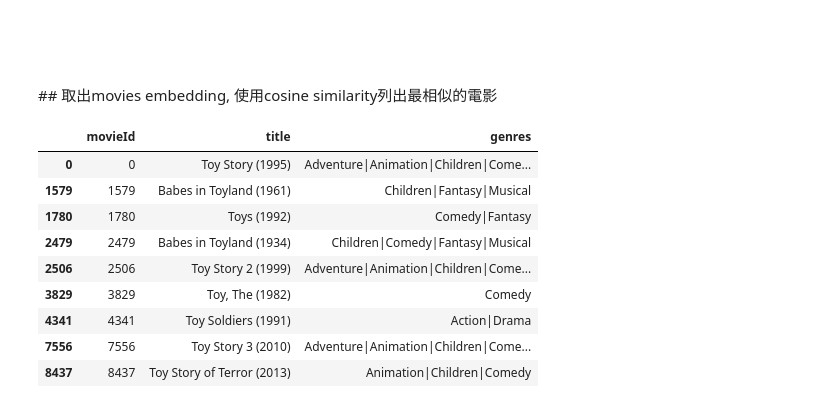
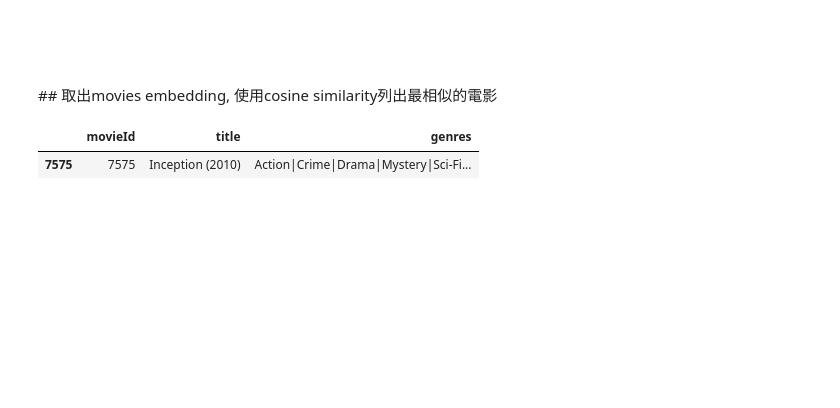
Before and after one commit to GaryChenCloudMile/recommendation_course, a Jupyter notebook: reco_model_mf_with_history.ipynb, the cells around one changed output. Drawn from its saved outputs; the diff is of its cells as text; code cells hidden in the pictures; blank space fills up the shorter version.

```diff
--- a/reco_model_mf_with_history.ipynb
+++ b/reco_model_mf_with_history.ipynb
@@ -727,18 +718,10 @@ Wall time: 15.3 s
 <br/>
 ## 取出movies embedding, 使用cosine similarity列出最相似的電影
 # %%
-movies[movies.title.str.contains("Toy")]
+movies[movies.title.str.contains("Inception")]
 # %% [output]
 |  | movieId | title | genres |
-| 0 | 0 | Toy Story (1995) | Adventure|Animation|Children|Come... |
-| 1579 | 1579 | Babes in Toyland (1961) | Children|Fantasy|Musical |
-| 1780 | 1780 | Toys (1992) | Comedy|Fantasy |
-| 2479 | 2479 | Babes in Toyland (1934) | Children|Comedy|Fantasy|Musical |
-| 2506 | 2506 | Toy Story 2 (1999) | Adventure|Animation|Children|Come... |
-| 3829 | 3829 | Toy, The (1982) | Comedy |
-| 4341 | 4341 | Toy Soldiers (1991) | Action|Drama |
-| 7556 | 7556 | Toy Story 3 (2010) | Adventure|Animation|Children|Come... |
-| 8437 | 8437 | Toy Story of Terror (2013) | Animation|Children|Comedy |
+| 7575 | 7575 | Inception (2010) | Action|Crime|Drama|Mystery|Sci-Fi... |
 # %%
 from sklearn.metrics.pairwise import cosine_similarity, euclidean_distances
 
```
Also changed, not shown: parts of 13 cells of this notebook, 56 other files.
